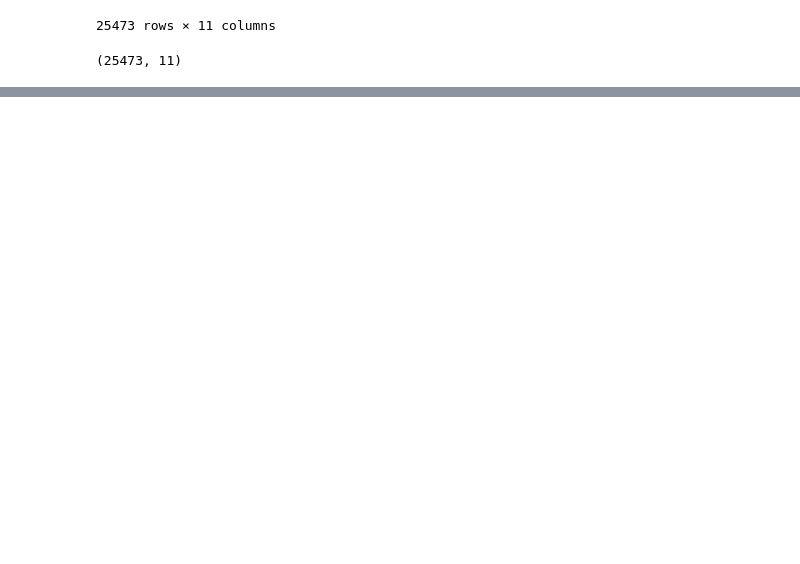
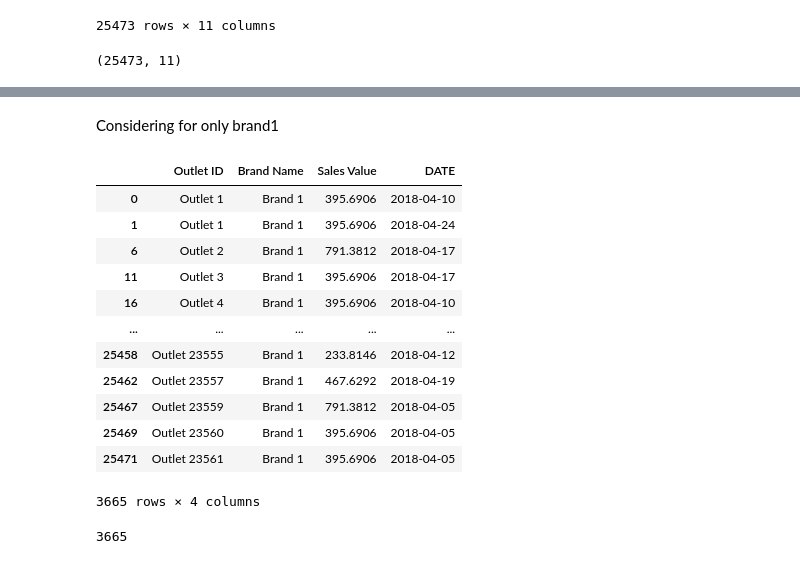
Before and after one commit to sulaiman01/Markytics-frequency_purchase_analysis, a Jupyter notebook: analysis.ipynb, the cells around one changed output, grey strips where cells are left out. Cells and saved outputs as stored; diff of their text form; code cells hidden in the pictures; blank space fills up the shorter version.

```diff
--- a/analysis.ipynb
+++ b/analysis.ipynb
@@ -26,0 +133,24 @@ data.shape
+# %% [markdown]
+Considering for only brand1
+# %%
+brand1 = data[data['Brand Name']=='Brand 1']
+# %%
+brand1
+# %% [output]
+|  | Outlet ID | Brand Name | Sales Value | DATE |
+| 0 | Outlet 1 | Brand 1 | 395.6906 | 2018-04-10 |
+| 1 | Outlet 1 | Brand 1 | 395.6906 | 2018-04-24 |
+| 6 | Outlet 2 | Brand 1 | 791.3812 | 2018-04-17 |
+| 11 | Outlet 3 | Brand 1 | 395.6906 | 2018-04-17 |
+| 16 | Outlet 4 | Brand 1 | 395.6906 | 2018-04-10 |
+| ... | ... | ... | ... | ... |
+| 25458 | Outlet 23555 | Brand 1 | 233.8146 | 2018-04-12 |
+| 25462 | Outlet 23557 | Brand 1 | 467.6292 | 2018-04-19 |
+| 25467 | Outlet 23559 | Brand 1 | 791.3812 | 2018-04-05 |
+| 25469 | Outlet 23560 | Brand 1 | 395.6906 | 2018-04-05 |
+| 25471 | Outlet 23561 | Brand 1 | 395.6906 | 2018-04-05 |
+3665 rows × 4 columns
+# %%
+len(brand1)
+# %% [output]
+3665
```
Also changed, not shown: parts of 74 cells of this notebook, 2 other files.
